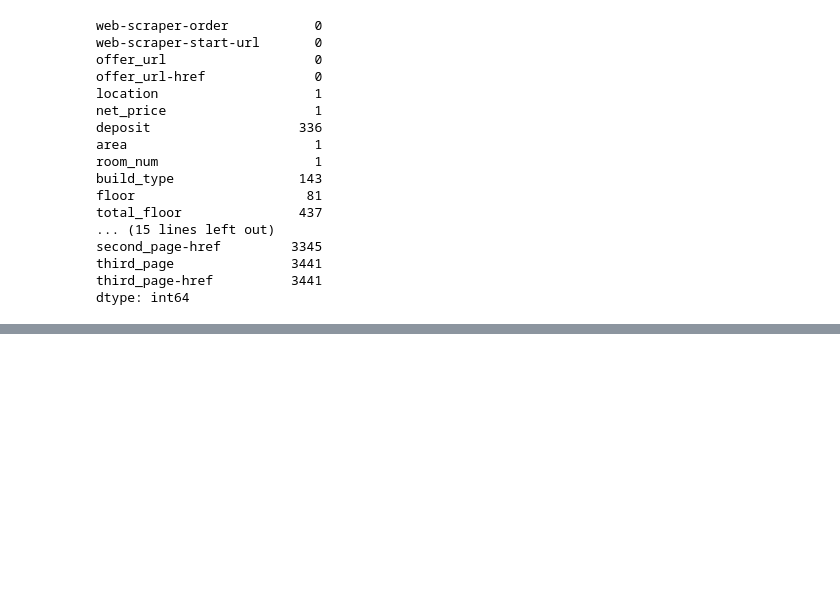
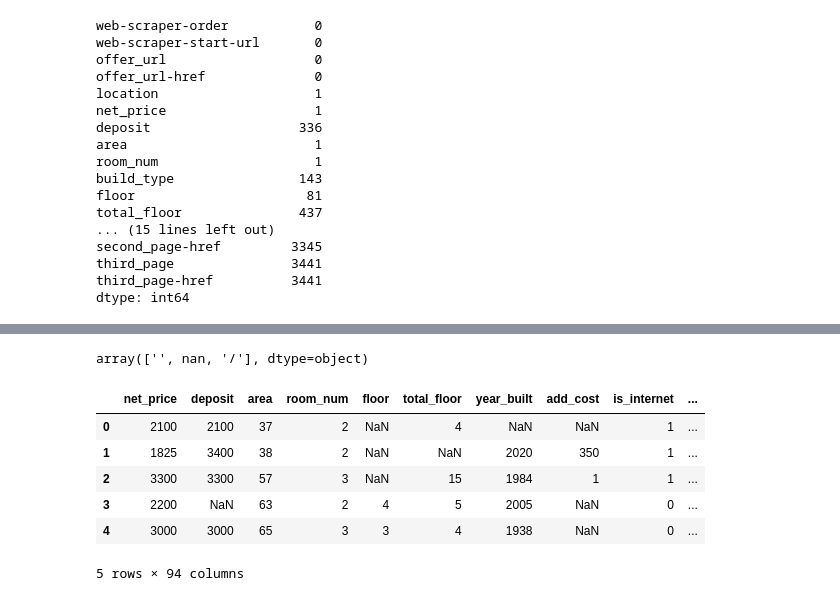
Before and after one commit to filki/Kaggle_Warsaw_rent_prices, a Jupyter notebook: starter.ipynb, the cells around one changed output, grey strips where cells are left out. Drawn from its saved outputs; the diff is of its cells as text; code cells hidden in the pictures; blank space fills up the shorter version.

```diff
--- a/starter.ipynb
+++ b/starter.ipynb
@@ -197,0 +165,4 @@ array(['domofon / wideofon', 'domofon / wideofonmonitoring / ochrona',
+# %%
+df["agd"].unique()
+# %% [output]
+array(['', nan, '/'], dtype=object)
@@ -197,0 +183,24 @@ array(['domofon / wideofon', 'domofon / wideofonmonitoring / ochrona',
+# %%
+# Step 2: Convert the encoded data to a DataFrame with the correct column names
+encoded_columns = encoder.get_feature_names_out(['location', 'build_type', 'build_mat', 'windows', 'heating', 'status'])
+encoded_df = pd.DataFrame(encoded_data, columns=encoded_columns)
+
+# Step 3: Reset the index of the encoded DataFrame to match the original DataFrame's index
+encoded_df.index = df.index
+
+# Step 4: Drop the original categorical columns from the original DataFrame
+df_dropped = df.drop(columns=['location', 'build_type', 'build_mat', 'windows', 'heating', 'status'])
+
+# Step 5: Concatenate the original DataFrame (with dropped columns) and the encoded DataFrame
+final_df = pd.concat([df_dropped, encoded_df], axis=1)
+
+# Display the final DataFrame after merging the one-hot encoded data
+final_df.head()
+# %% [output]
+|  | net_price | deposit | area | room_num | floor | total_floor | year_built | add_cost | is_internet | ... |
+| 0 | 2100 | 2100 | 37 | 2 | NaN | 4 | NaN | NaN | 1 | ... |
+| 1 | 1825 | 3400 | 38 | 2 | NaN | NaN | 2020 | 350 | 1 | ... |
+| 2 | 3300 | 3300 | 57 | 3 | NaN | 15 | 1984 | 1 | 1 | ... |
+| 3 | 2200 | NaN | 63 | 2 | 4 | 5 | 2005 | NaN | 0 | ... |
+| 4 | 3000 | 3000 | 65 | 3 | 3 | 4 | 1938 | NaN | 0 | ... |
+5 rows × 94 columns
```
Also changed, not shown: parts of 35 cells of this notebook.
